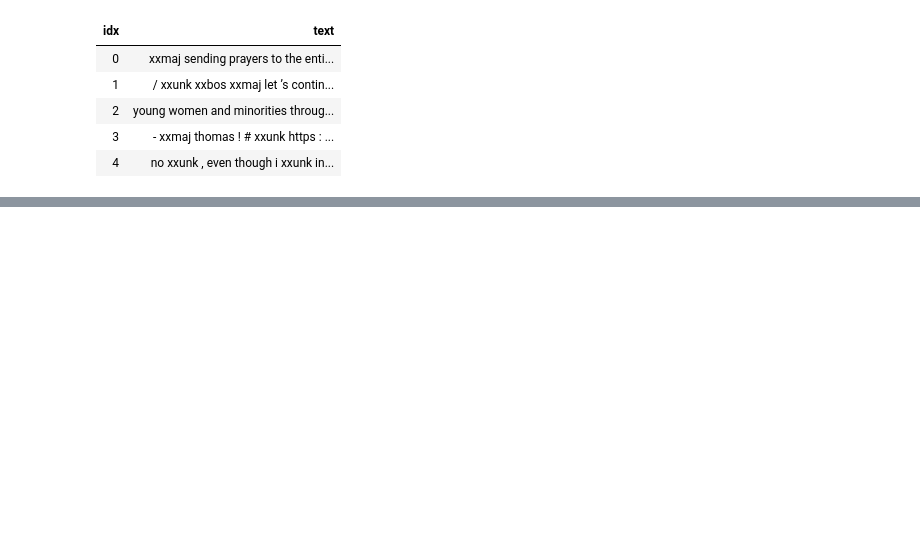
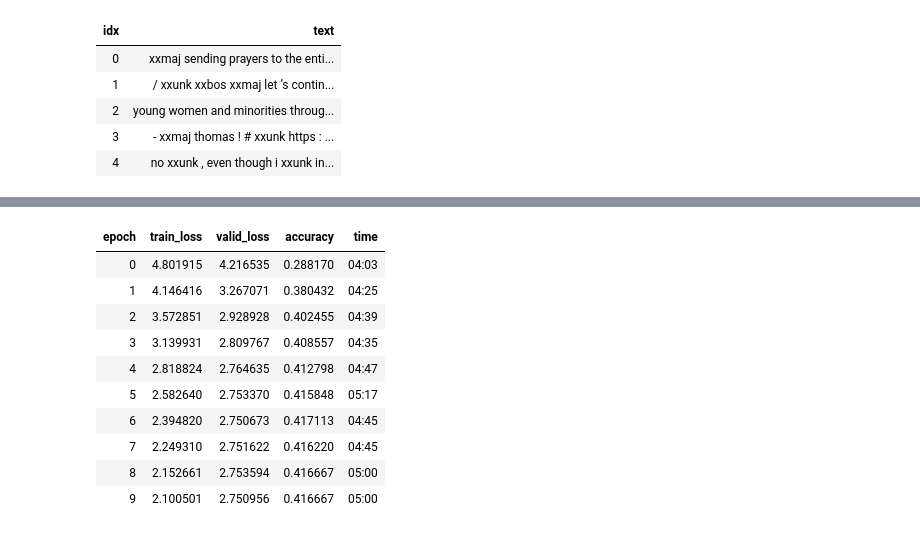
Before and after one commit to akshathr/MagicTweetGenerator, a Jupyter notebook: TweetNet.ipynb, the cells around one changed output, grey strips where cells are left out. Cells and saved outputs as stored; diff of their text form; code cells hidden in the pictures; blank space fills up the shorter version.

```diff
--- a/TweetNet.ipynb
+++ b/TweetNet.ipynb
@@ -56,0 +91,14 @@ df.show_batch()
+# %%
+learn.fit_one_cycle(10, 1e-2, moms=(0.8,0.7))
+# %% [output]
+| epoch | train_loss | valid_loss | accuracy | time |
+| 0 | 4.801915 | 4.216535 | 0.288170 | 04:03 |
+| 1 | 4.146416 | 3.267071 | 0.380432 | 04:25 |
+| 2 | 3.572851 | 2.928928 | 0.402455 | 04:39 |
+| 3 | 3.139931 | 2.809767 | 0.408557 | 04:35 |
+| 4 | 2.818824 | 2.764635 | 0.412798 | 04:47 |
+| 5 | 2.582640 | 2.753370 | 0.415848 | 05:17 |
+| 6 | 2.394820 | 2.750673 | 0.417113 | 04:45 |
+| 7 | 2.249310 | 2.751622 | 0.416220 | 04:45 |
+| 8 | 2.152661 | 2.753594 | 0.416667 | 05:00 |
+| 9 | 2.100501 | 2.750956 | 0.416667 | 05:00 |
```
Also changed, not shown: parts of 8 cells of this notebook.
